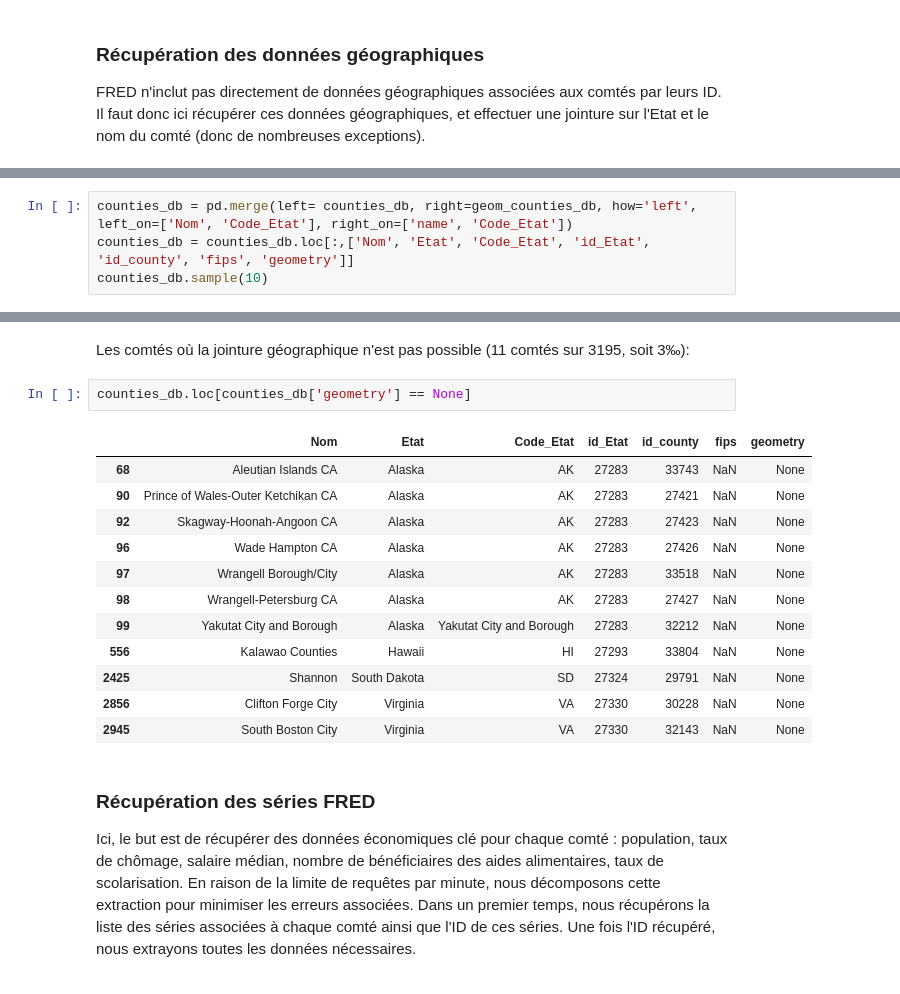
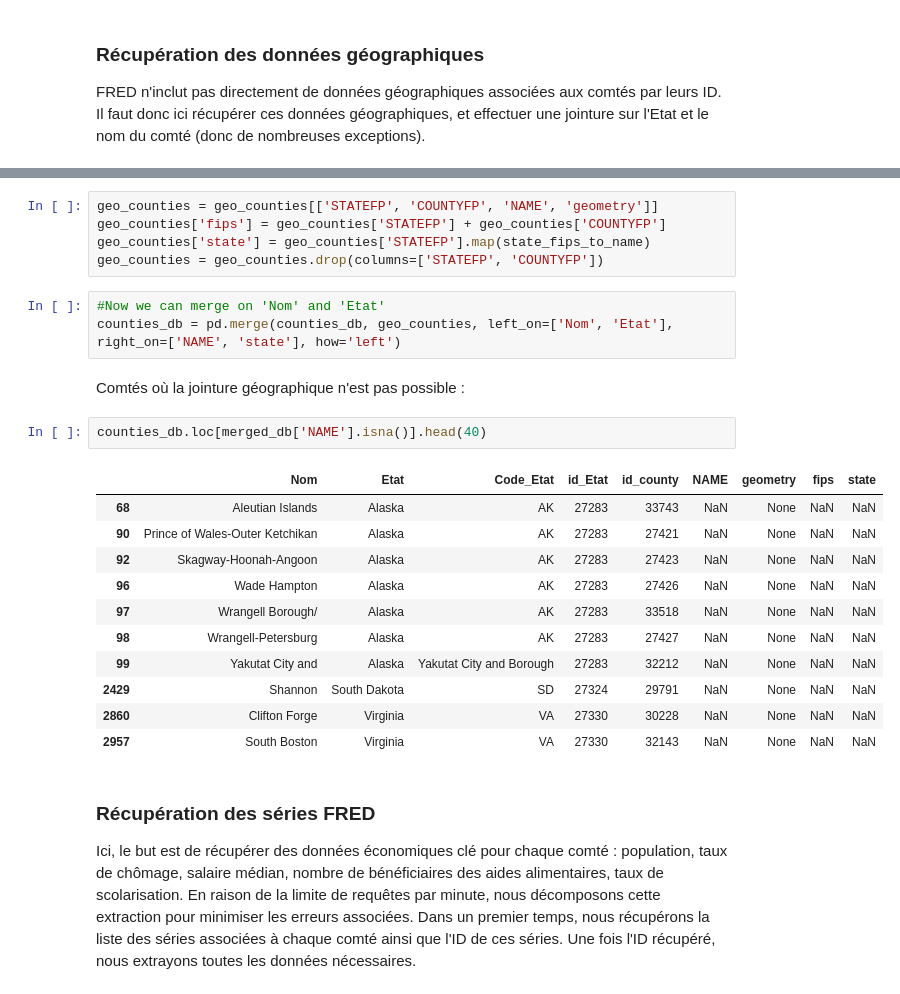
Before and after one commit to eleroux46/gun_violence, a Jupyter notebook: traitements_donnes.ipynb, the cells around one changed output, grey strips where cells are left out. Drawn from its saved outputs; the diff is of its cells as text.

Commit message:
Mise à jour données géographiques

```diff
--- a/traitements_donnes.ipynb
+++ b/traitements_donnes.ipynb
@@ -208,4 +196,0 @@ geom_counties_db.sample(5)
-# %%
-counties_db = pd.merge(left= counties_db, right=geom_counties_db, how='left', left_on=['Nom', 'Code_Etat'], right_on=['name', 'Code_Etat'])
-counties_db = counties_db.loc[:,['Nom', 'Etat', 'Code_Etat', 'id_Etat', 'id_county', 'fips', 'geometry']]
-counties_db.sample(10)
@@ -224,20 +253,27 @@ counties_db.sample(10)
+# %%
+geo_counties = geo_counties[['STATEFP', 'COUNTYFP', 'NAME', 'geometry']]
+geo_counties['fips'] = geo_counties['STATEFP'] + geo_counties['COUNTYFP']
+geo_counties['state'] = geo_counties['STATEFP'].map(state_fips_to_name)
+geo_counties = geo_counties.drop(columns=['STATEFP', 'COUNTYFP'])
+# %%
+#Now we can merge on 'Nom' and 'Etat'
+counties_db = pd.merge(counties_db, geo_counties, left_on=['Nom', 'Etat'], right_on=['NAME', 'state'], how='left')
 # %% [markdown]
-Les comtés où la jointure géographique n'est pas possible (11 comtés sur 3195, soit 3‰):
+Comtés où la jointure géographique n'est pas possible :
-# %%
-counties_db.loc[counties_db['geometry'] == None]
-# %% [output]
-|  | Nom | Etat | Code_Etat | id_Etat | id_county | fips | geometry |
-| 68 | Aleutian Islands CA | Alaska | AK | 27283 | 33743 | NaN | None |
-| 90 | Prince of Wales-Outer Ketchikan CA | Alaska | AK | 27283 | 27421 | NaN | None |
-| 92 | Skagway-Hoonah-Angoon CA | Alaska | AK | 27283 | 27423 | NaN | None |
-| 96 | Wade Hampton CA | Alaska | AK | 27283 | 27426 | NaN | None |
-| 97 | Wrangell Borough/City | Alaska | AK | 27283 | 33518 | NaN | None |
-| 98 | Wrangell-Petersburg CA | Alaska | AK | 27283 | 27427 | NaN | None |
-| 99 | Yakutat City and Borough | Alaska | Yakutat City and Borough | 27283 | 32212 | NaN | None |
-| 556 | Kalawao Counties | Hawaii | HI | 27293 | 33804 | NaN | None |
-| 2425 | Shannon | South Dakota | SD | 27324 | 29791 | NaN | None |
-| 2856 | Clifton Forge City | Virginia | VA | 27330 | 30228 | NaN | None |
-| 2945 | South Boston City | Virginia | VA | 27330 | 32143 | NaN | None |
+# %%
+counties_db.loc[merged_db['NAME'].isna()].head(40)
+# %% [output]
+|  | Nom | Etat | Code_Etat | id_Etat | id_county | NAME | geometry | fips | state |
+| 68 | Aleutian Islands | Alaska | AK | 27283 | 33743 | NaN | None | NaN | NaN |
+| 90 | Prince of Wales-Outer Ketchikan | Alaska | AK | 27283 | 27421 | NaN | None | NaN | NaN |
+| 92 | Skagway-Hoonah-Angoon | Alaska | AK | 27283 | 27423 | NaN | None | NaN | NaN |
+| 96 | Wade Hampton | Alaska | AK | 27283 | 27426 | NaN | None | NaN | NaN |
+| 97 | Wrangell Borough/ | Alaska | AK | 27283 | 33518 | NaN | None | NaN | NaN |
+| 98 | Wrangell-Petersburg | Alaska | AK | 27283 | 27427 | NaN | None | NaN | NaN |
+| 99 | Yakutat City and | Alaska | Yakutat City and Borough | 27283 | 32212 | NaN | None | NaN | NaN |
+| 2429 | Shannon | South Dakota | SD | 27324 | 29791 | NaN | None | NaN | NaN |
+| 2860 | Clifton Forge | Virginia | VA | 27330 | 30228 | NaN | None | NaN | NaN |
+| 2957 | South Boston | Virginia | VA | 27330 | 32143 | NaN | None | NaN | NaN |
 # %% [markdown]
 ### Récupération des séries FRED
 
```
Also changed, not shown: parts of 16 cells of this notebook, 8 other files.
